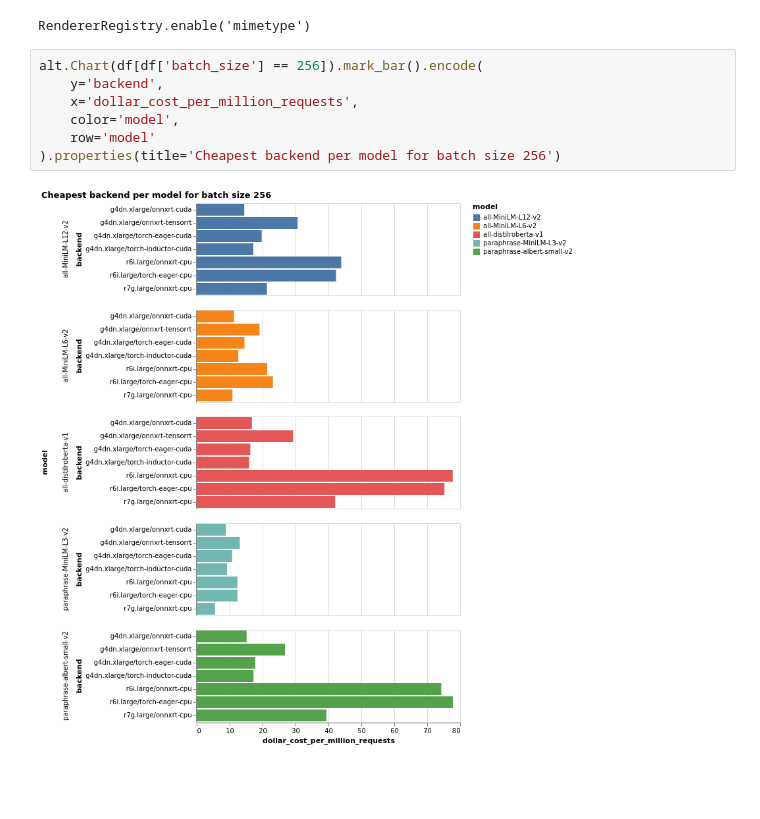
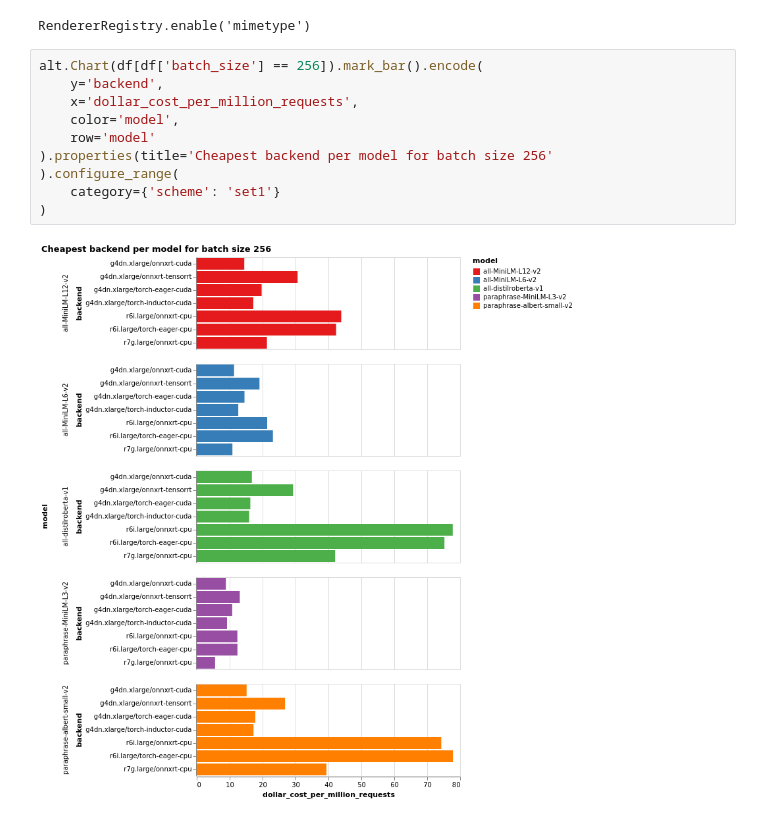
Before and after one commit to octoml/octoml-profile, a Jupyter notebook: examples/sentence_transformers/SentenceTransformerEval.ipynb, the cells around one changed output. Drawn from its saved outputs; the diff is of its cells as text; blank space fills up the shorter version.

```diff
--- a/examples/sentence_transformers/SentenceTransformerEval.ipynb
+++ b/examples/sentence_transformers/SentenceTransformerEval.ipynb
@@ -183,12 +183,15 @@ RendererRegistry.enable('mimetype')
 # %%
 alt.Chart(df[df['batch_size'] == 256]).mark_bar().encode(
     y='backend',
     x='dollar_cost_per_million_requests',
     color='model',
     row='model'
-).properties(title='Cheapest backend per model for batch size 256')
+).properties(title='Cheapest backend per model for batch size 256'
+).configure_range(
+    category={'scheme': 'set1'}
+)
 # %% [output]
-[figure, old version]
+[figure, new version]
 # %%
 alt.Chart(df[df['batch_size'] == 256]).mark_bar().encode(
     y='backend',
```
Also changed, not shown: parts of 5 cells of this notebook.
